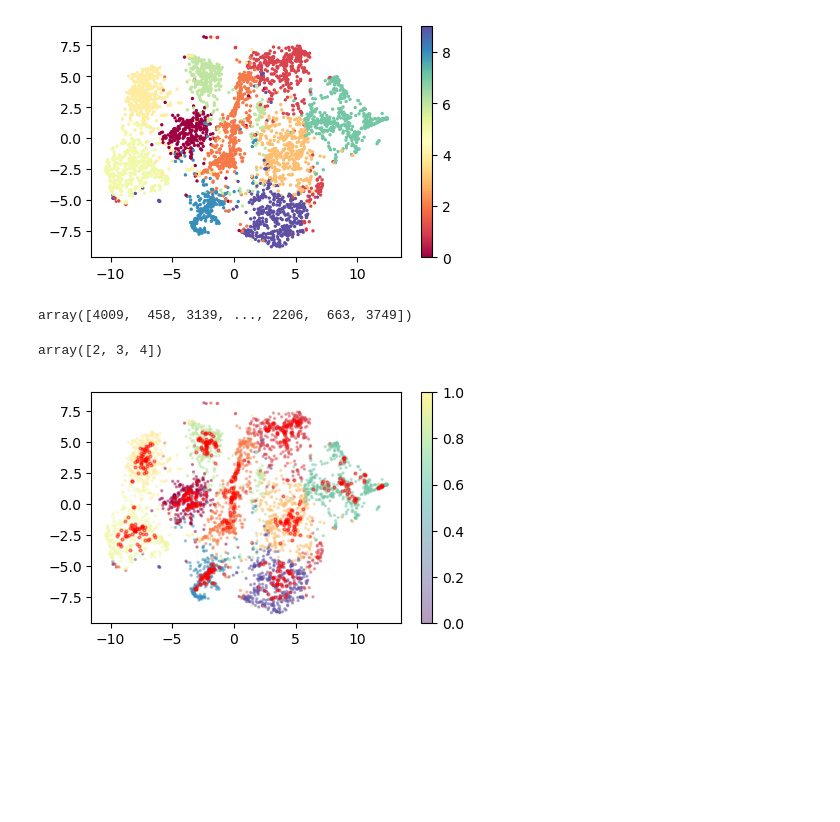
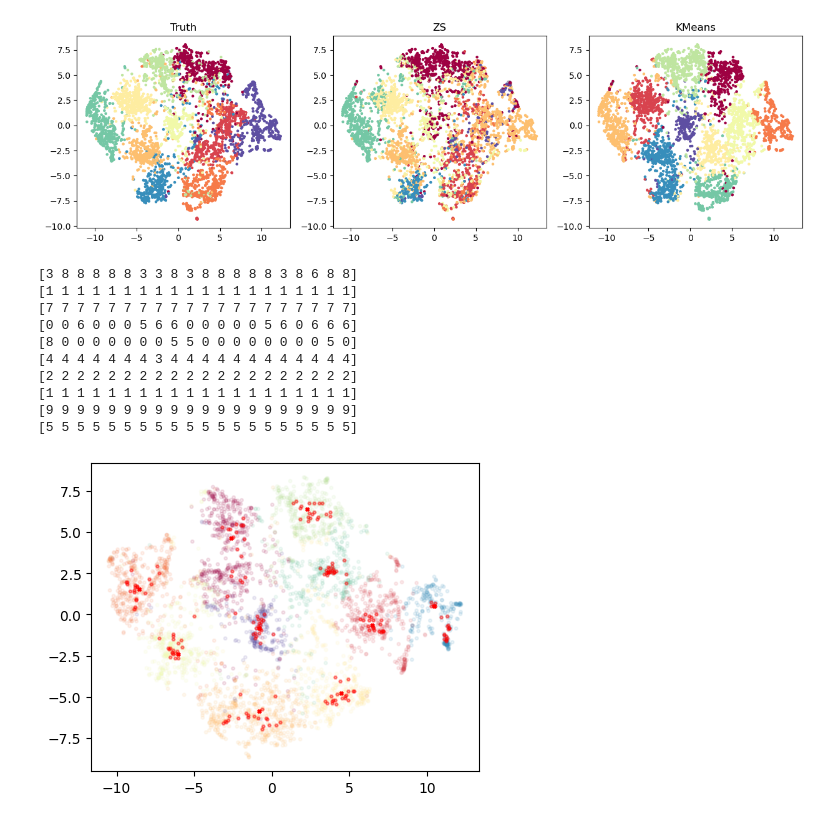
Before and after one commit to azukichunchun/CoOp, a Jupyter notebook: active.ipynb, the cells around one changed output. Cells and saved outputs as stored; diff of their text form; code cells hidden in the pictures; blank space fills up the shorter version.

```diff
--- a/active.ipynb
+++ b/active.ipynb
@@ -36,78 +108,89 @@ plt.xlim(0,10)
 # %%
+fig, ax = plt.subplots(1, 3, figsize=(15,4))
+ax.ravel()
+
 filepath = "output/ZeroshotCLIP_ETran/vit_b16"
 dname = "eurosat"
 K = 10
 img_features = np.load(os.path.join(filepath, dname, "features.npy"))
 labels = np.load(os.path.join(filepath, dname, "labels.npy"))
+logits = np.load(os.path.join(filepath, dname, "logits.npy"))
+
+preds = []
+for logit in logits:
+    preds.append(np.argmax(logit))
+preds = np.array(preds)
 
 sample_size = 4000  # Define the number of points to sample
 indices = np.random.choice(img_features.shape[0], sample_size, replace=False)
 img_features = img_features[indices]
 labels = labels[indices]
+logits = logits[indices]
+preds = preds[indices]
 
 kmeans = KMeans(n_clusters=K, random_state=42)
 kmeans.fit(img_features)
 labels_kmeans = kmeans.labels_
 
 img_features_concat = np.concatenate((img_features, kmeans.cluster_centers_))
 
 tsne_model = TSNE(n_components=2, perplexity=30, n_iter=300, random_state=42)
 embedding = tsne_model.fit_transform(img_features_concat)
 
 embedding_img = embedding[:-K]
 
 cluster_centers = embedding[-K:]
 
 # Plot the UMAP embedding
-plt.figure(figsize=(5, 3))
-#plt.scatter(embedding_img[:, 0], embedding_img[:, 1], s=2, cmap='Spectral', c=labels)
+#plt.figure(figsize=(5, 3))
+ax[0].scatter(embedding_img[:, 0], embedding_img[:, 1], s=5, cmap='Spectral', c=labels)
+ax[1].scatter(embedding_img[:, 0], embedding_img[:, 1], s=5, cmap='Spectral', c=preds)
+ax[2].scatter(embedding_img[:, 0], embedding_img[:, 1], s=5, cmap='Spectral', c=labels_kmeans)
 
-plt.scatter(embedding_img[:, 0], embedding_img[:, 1], s=2, cmap='Spectral', c=labels_kmeans)
-#plt.scatter(cluster_centers[:, 0], cluster_centers[:, 1], s=5, c="red" ,marker="X")
-
-plt.colorbar()
-#plt.title('UMAP Projection of (8100, 512) Features')
-#plt.xlabel('UMAP Dimension 1')
-#plt.ylabel('UMAP Dimension 2')
+ax[0].set_title("Truth")
+ax[1].set_title("ZS")
+ax[2].set_title("KMeans")
 plt.show()
 # %% [output]
-[figure, old version]
+[figure, new version]
-# %%
-from sklearn.metrics import pairwise_distances
-
-distance = pairwise_distances(kmeans.cluster_centers_, img_features)
-for d in distance:
-    d_minid = np.argsort(d)
-# %% [output]
-array([4009,  458, 3139, ..., 2206,  663, 3749])
-# %%
-import numpy as np
-a=np.array([1,2,3,4,5])
-idx={1,2,3}
-idx=np.array(list(idx))
-a[idx]
-# %% [output]
-array([2, 3, 4])
 # %%
 # Plot the UMAP embedding
-plt.figure(figsize=(5, 3))
+plt.figure(figsize=(5, 4))
 #plt.scatter(embedding_img[:, 0], embedding_img[:, 1], s=2, cmap='Spectral', c=labels)
 
-plt.scatter(embedding_img[:, 0], embedding_img[:, 1], s=2, cmap='Spectral', c=labels_kmeans, alpha=0.4)
+plt.scatter(embedding_img[:, 0], embedding_img[:, 1], s=5, cmap='Spectral', c=labels_kmeans, alpha=0.1)
 plt.scatter(cluster_centers[:, 0], cluster_centers[:, 1], s=5, c="red" ,marker="X")
 
-
 distance = pairwise_distances(kmeans.cluster_centers_, img_features)
+sample_idx = []
 for d in distance:
     d_minid = np.argsort(d)
-    d_minid = d_minid[:50]
-    plt.scatter(embedding_img[d_minid, 0], embedding_img[d_minid, 1], s=5, alpha=0.4, c="red", marker="H")
+    d_minid = d_minid[:20]
+    print(labels[d_minid])
+    sample_idx.extend(d_minid)
 
+sample_idx = np.array(list(set(sample_idx)))
 
-plt.colorbar()
+img_features_cut = img_features[sample_idx]
+logits_cut = logits[sample_idx]
+labels_cut = labels[sample_idx]
+embedding_img_cut = embedding_img[sample_idx]
+
+plt.scatter(embedding_img_cut[:, 0], embedding_img_cut[:, 1], s=5, alpha=0.4, c="red", marker="H")
+#plt.colorbar()
 #plt.title('UMAP Projection of (8100, 512) Features')
 #plt.xlabel('UMAP Dimension 1')
 #plt.ylabel('UMAP Dimension 2')
 plt.show()
 # %% [output]
+[3 8 8 8 8 8 3 3 8 3 8 8 8 8 8 3 8 6 8 8]
+[1 1 1 1 1 1 1 1 1 1 1 1 1 1 1 1 1 1 1 1]
+[7 7 7 7 7 7 7 7 7 7 7 7 7 7 7 7 7 7 7 7]
+[0 0 6 0 0 0 5 6 6 0 0 0 0 0 5 6 0 6 6 6]
+[8 0 0 0 0 0 0 0 5 5 0 0 0 0 0 0 0 0 5 0]
+[4 4 4 4 4 4 4 3 4 4 4 4 4 4 4 4 4 4 4 4]
+[2 2 2 2 2 2 2 2 2 2 2 2 2 2 2 2 2 2 2 2]
+[1 1 1 1 1 1 1 1 1 1 1 1 1 1 1 1 1 1 1 1]
+[9 9 9 9 9 9 9 9 9 9 9 9 9 9 9 9 9 9 9 9]
+[5 5 5 5 5 5 5 5 5 5 5 5 5 5 5 5 5 5 5 5]
-[figure, old version]
+[figure, new version]
```
Also changed, not shown: parts of 10 cells of this notebook, 23 other files.
